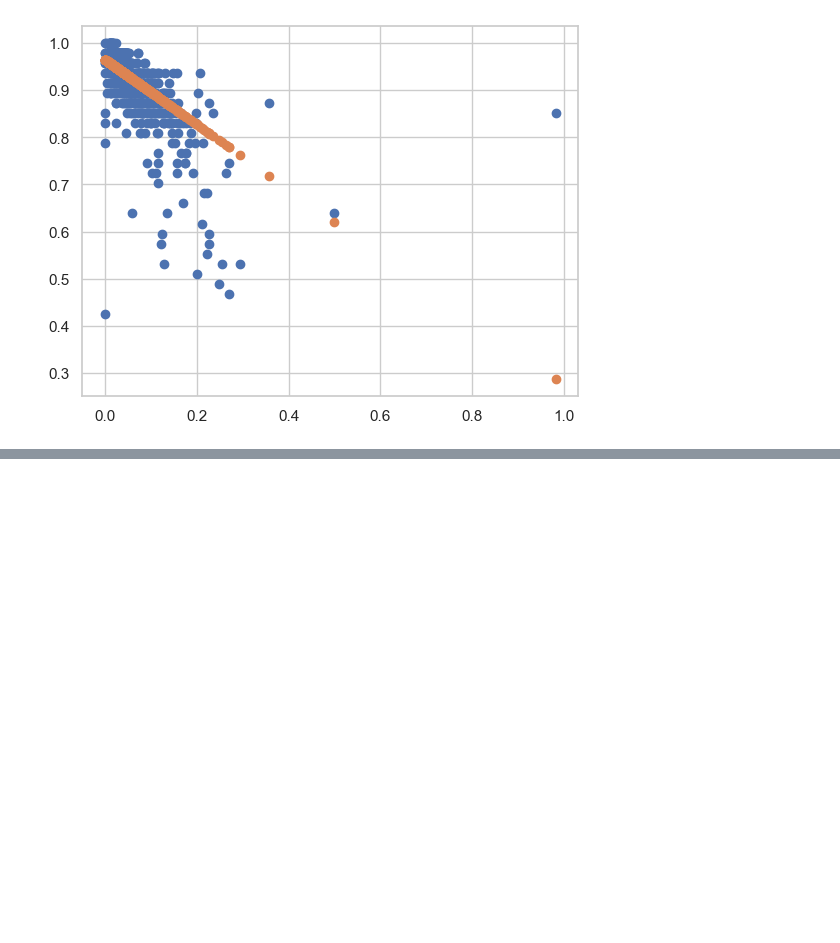
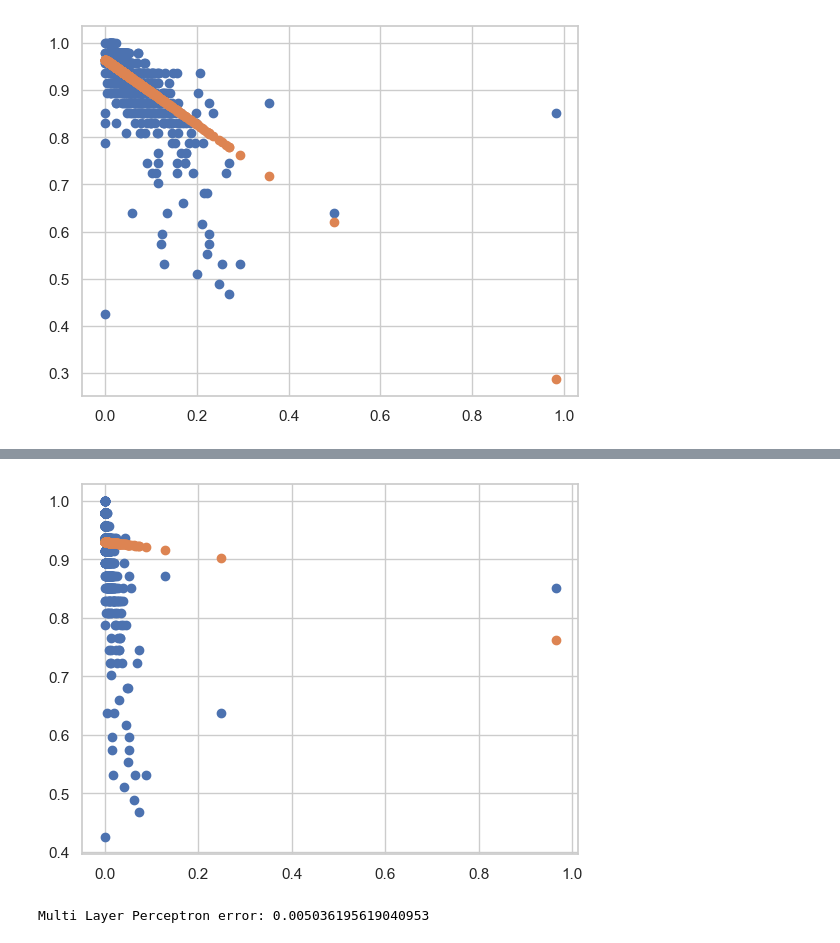
Before and after one commit to AleksandrZhukovin/KPI_AD_Curse_Work, a Jupyter notebook: Cursova Robota.ipynb, the cells around one changed output, grey strips where cells are left out. Saved outputs shown, nothing was run; the diff lists cells and outputs as text; code cells hidden in the pictures; blank space fills up the shorter version.

```diff
--- a/Cursova Robota.ipynb
+++ b/Cursova Robota.ipynb
@@ -407,0 +419,10 @@ ValueError: shape mismatch: objects cannot be broadcast to a single shape.  Mism
+# %%
+model3.fit(x12_train, y1_train)
+y_2d_pred_mlp = model3.predict(x12_test)
+plt.scatter(x12_test, y1_test)
+plt.scatter(x12_test, y_2d_pred_mlp)
+plt.show()
+print('Multi Layer Perceptron error:', mean_squared_error(y1_test, y_2d_pred_mlp))
+# %% [output]
+[figure, added]
+Multi Layer Perceptron error: 0.005036195619040953
```
Also changed, not shown: parts of 20 cells of this notebook.
